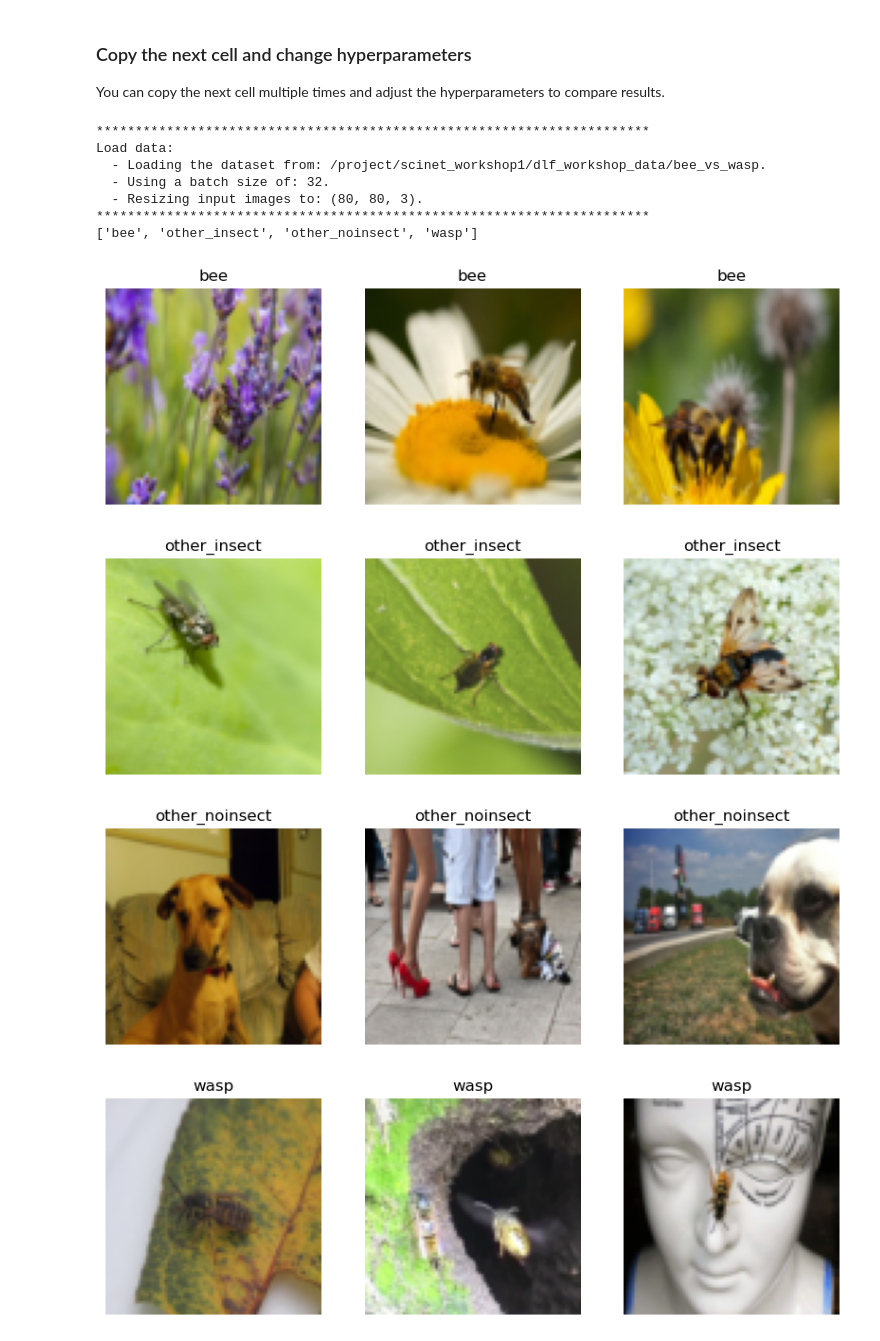
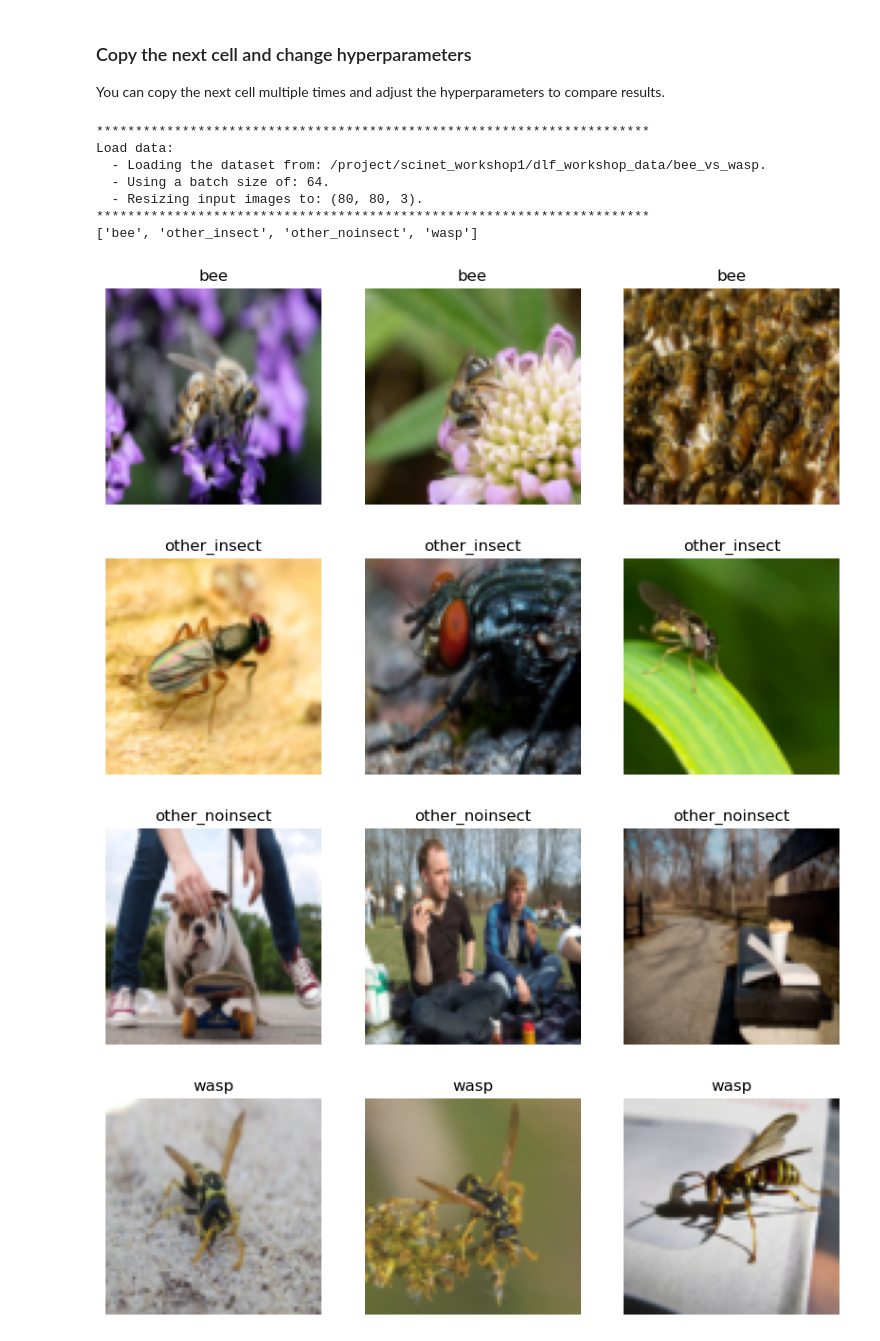
Before and after one commit to warrensnelling/deep_learning_pt-lightning, a Jupyter notebook: 03_bees_vs_wasps.ipynb, the cells around one changed output. Drawn from its saved outputs; the diff is of its cells as text; code cells hidden in the pictures.

```diff
--- a/03_bees_vs_wasps.ipynb
+++ b/03_bees_vs_wasps.ipynb
@@ -810,42 +810,42 @@ show_pictures = True  # Show sample images from the dataset? Keep on at first, b
 # Hyperparameters
 shape = (80, 80, 3)  # Dimensions to use for the images...the raw data are 80x80
 #  color images, but you could down-sample them
 #  or convert them to black and white if you wanted
-batch_size = 32  # What batch size to use
+batch_size = 64  # What batch size to use
 classes = (
     4  # We have 4 classes in our dataset: bee, wasp, other_insect, other_noninsect
 )
 # Only change this if you change the dataset
 activation = "relu"  # The activation function is an important hyperparameter
 # Other activations functions to try: tanh, sigmoid
 
 loss = "CrossEntropyLoss"  # Loss function for multi-class classification
 # PyTorch uses CrossEntropyLoss for multi-class classification
 
-optimizer = "Adam"  # Optimizer: others to try: Adam, RMSprop, Adagrad, SGD
+optimizer = "RMSprop"  # Optimizer: others to try: Adam, RMSprop, Adagrad, SGD
 
 learning_rate = (
-    0.001  # Try increasing or decreasing the learning rate by an order of magnitude
+    0.0005  # Try increasing or decreasing the learning rate by an order of magnitude
 )
 
-epochs = 10  # Try running more epochs
+epochs = 20  # Try running more epochs
 
 # Run everything with these hyperparameters
 the_whole_shebang(
     data_path, batch_size, shape, classes, activation, loss, optimizer, show_pictures
 )
 # %% [output]
 ***********************************************************************
 Load data:
   - Loading the dataset from: /project/scinet_workshop1/dlf_workshop_data/bee_vs_wasp.
-  - Using a batch size of: 32.
+  - Using a batch size of: 64.
   - Resizing input images to: (80, 80, 3).
 ***********************************************************************
 ['bee', 'other_insect', 'other_noinsect', 'wasp']
-[figure, old version]
+[figure, new version]
-[figure, old version]
+[figure, new version]
-[figure, old version]
+[figure, new version]
-[figure, old version]
+[figure, new version]
 💡 Tip: For seamless cloud uploads and versioning, try installing [litmodels](https://pypi.org/project/litmodels/) to enable LitModelCheckpoint, which syncs automatically with the Lightning model regis ...
 GPU available: True (cuda), used: True
 TPU available: False, using: 0 TPU cores
```
Also changed, not shown: parts of 1 cell of this notebook.
